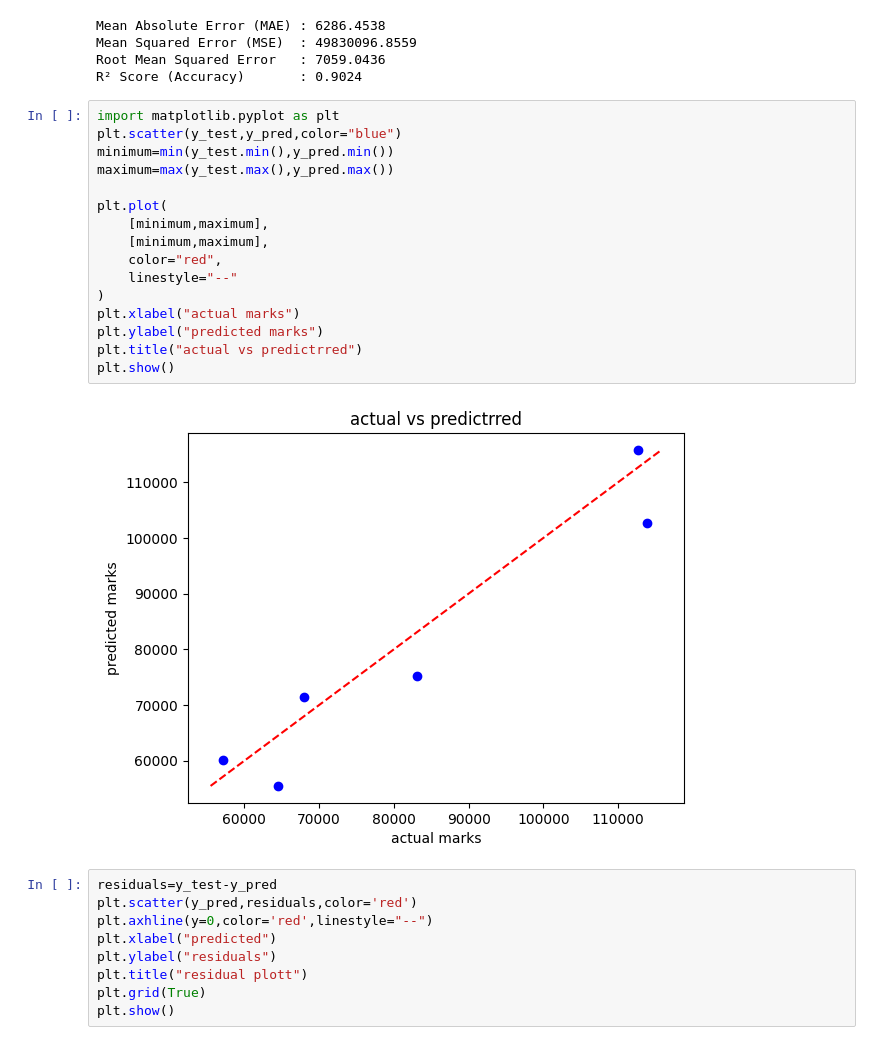
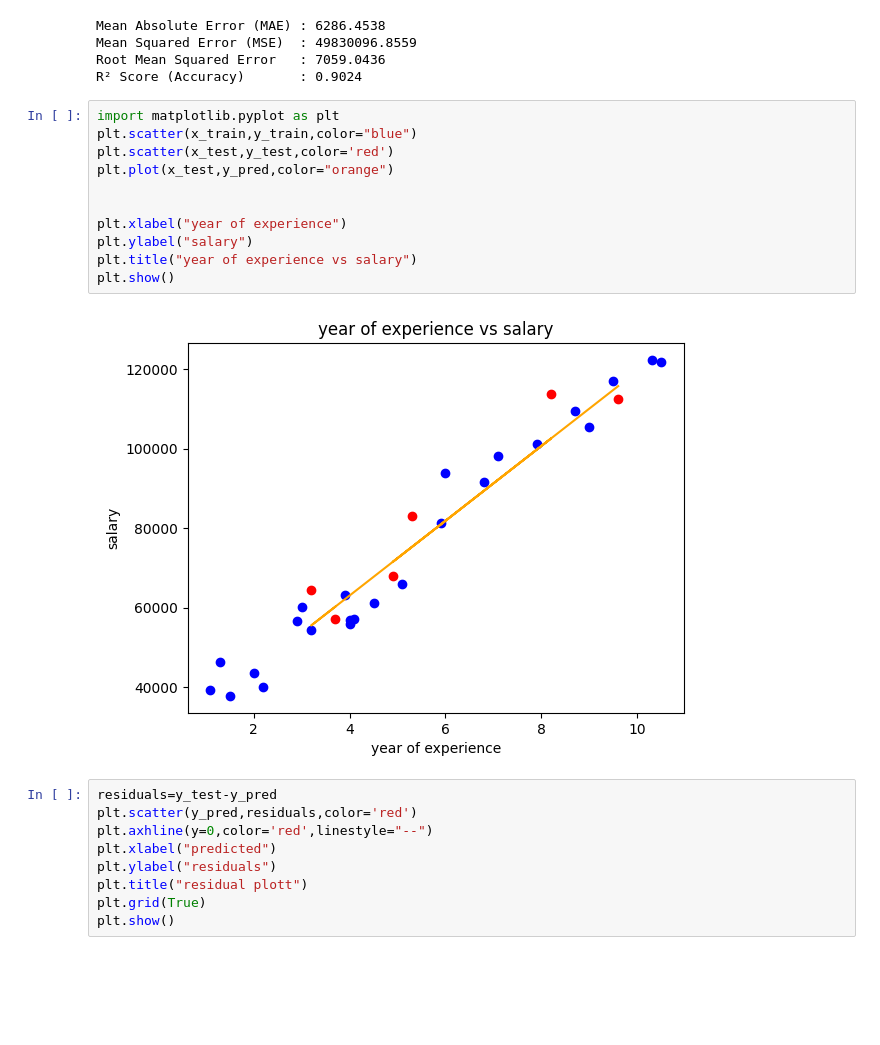
Before and after one commit to Karthiknayak26/AML-, a Jupyter notebook: lab3/assignment2_salary.ipynb, the cells around one changed output. Drawn from its saved outputs; the diff is of its cells as text; blank space fills up the shorter version.

```diff
--- a/lab3/assignment2_salary.ipynb
+++ b/lab3/assignment2_salary.ipynb
@@ -69,22 +69,17 @@ Root Mean Squared Error   : 7059.0436
 R² Score (Accuracy)       : 0.9024
 # %%
 import matplotlib.pyplot as plt
-plt.scatter(y_test,y_pred,color="blue")
-minimum=min(y_test.min(),y_pred.min())
-maximum=max(y_test.max(),y_pred.max())
+plt.scatter(x_train,y_train,color="blue")
+plt.scatter(x_test,y_test,color='red')
+plt.plot(x_test,y_pred,color="orange")
 
-plt.plot(
-    [minimum,maximum],
-    [minimum,maximum],
-    color="red",
-    linestyle="--"
-)
-plt.xlabel("actual marks")
-plt.ylabel("predicted marks")
-plt.title("actual vs predictrred")
+
+plt.xlabel("year of experience")
+plt.ylabel("salary")
+plt.title("year of experience vs salary")
 plt.show()
 # %% [output]
-[figure, old version]
+[figure, new version]
 # %%
 residuals=y_test-y_pred
 plt.scatter(y_pred,residuals,color='red')
```
Also changed, not shown: 2 other files.
